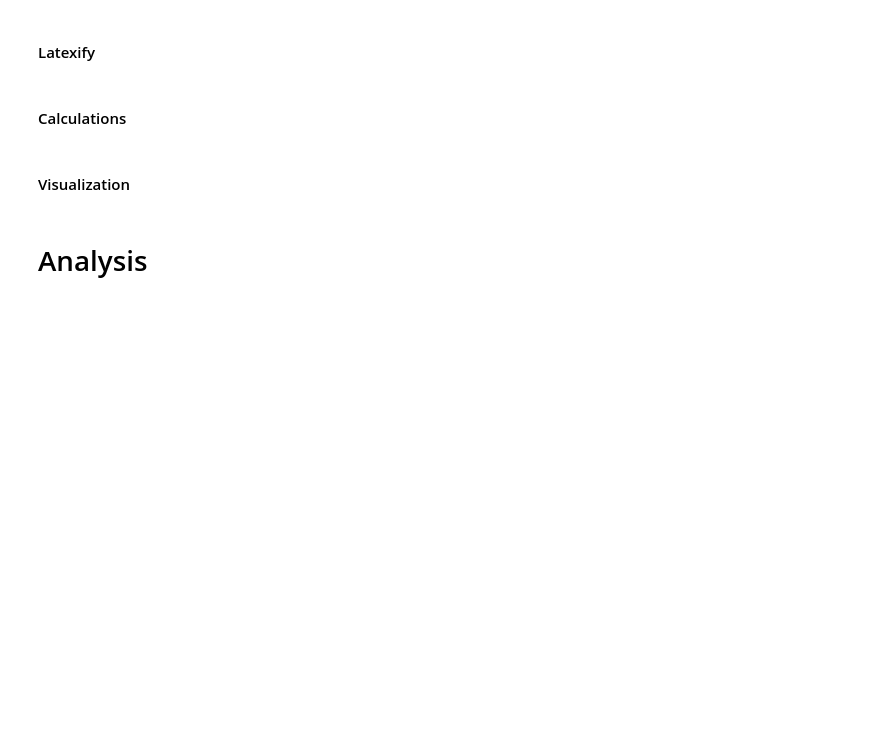
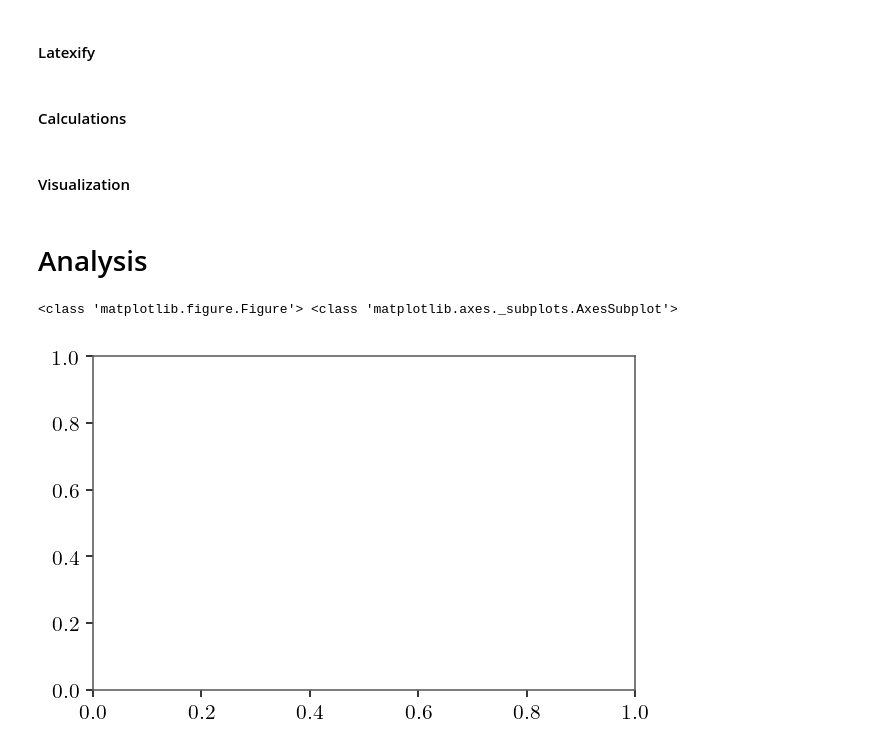
Before and after one commit to Atix95/Data_analysis_template_python, a Jupyter notebook: JupyterNotebook/Template_analysis.ipynb, the cells around one changed output. Saved outputs shown, nothing was run; the diff lists cells and outputs as text; code cells hidden in the pictures; blank space fills up the shorter version.

```diff
--- a/JupyterNotebook/Template_analysis.ipynb
+++ b/JupyterNotebook/Template_analysis.ipynb
@@ -1083,3 +1091,9 @@ def save_figure(fname: str, ftype: Optional[str] = "pdf") -> None:
     plt.savefig(f"{file_path}.{ftype}", bbox_inches="tight")
 # %% [markdown]
 # Analysis
+# %%
+fig, ax = plt.subplots(1, 1, figsize=calculate_fig_dimensions())
+print(type(fig), type(ax))
+# %% [output]
+<class 'matplotlib.figure.Figure'> <class 'matplotlib.axes._subplots.AxesSubplot'>
+[figure, added]
```
Also changed, not shown: parts of 2 cells of this notebook, 2 other files.
